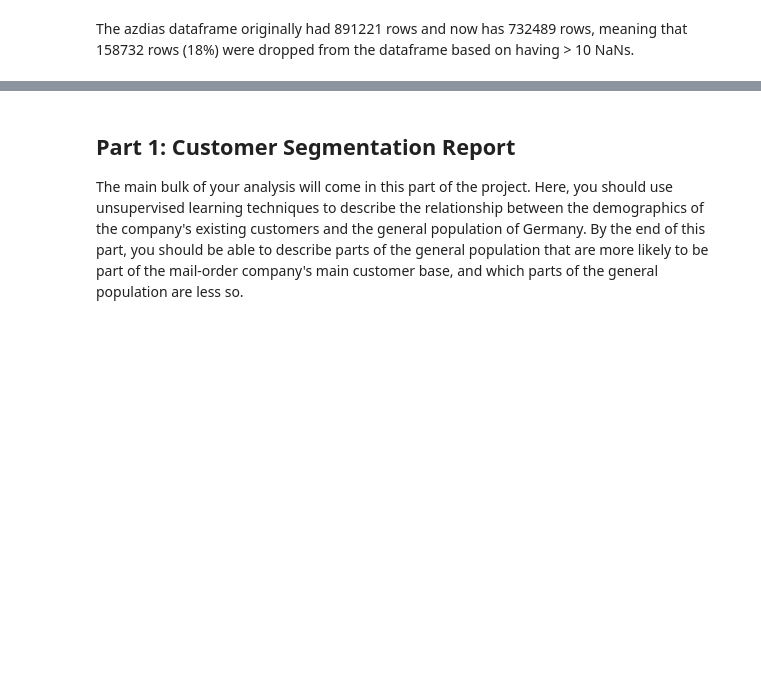
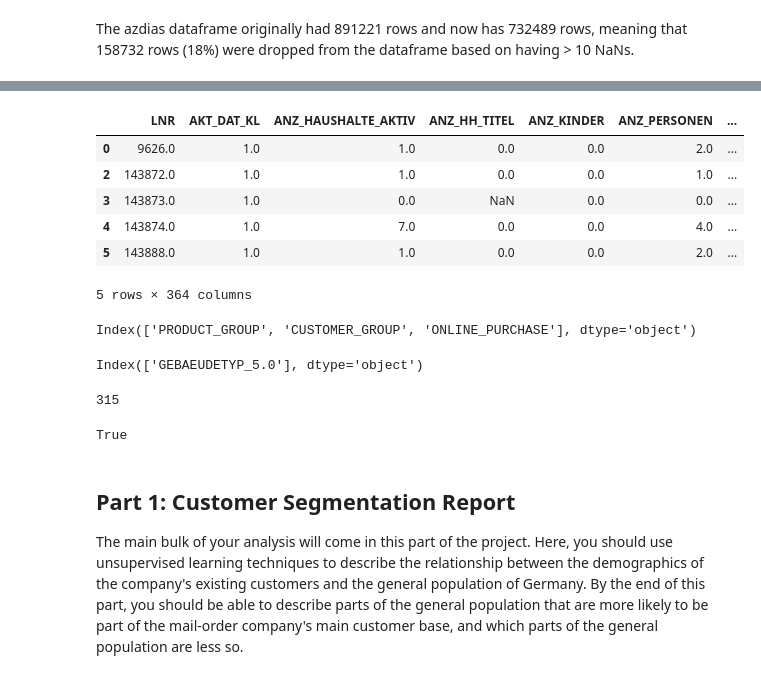
Before and after one commit to ursulahneumann/Arvato_capstone, a Jupyter notebook: Arvato_capstone.ipynb, the cells around one changed output, grey strips where cells are left out. Cells and saved outputs as stored; diff of their text form; code cells hidden in the pictures; blank space fills up the shorter version.

```diff
--- a/Arvato_capstone.ipynb
+++ b/Arvato_capstone.ipynb
@@ -374,0 +628,6 @@ categorical = ['AGER_TYP', 'ANREDE_KZ', 'BIP_FLAG', 'CAMEO_DEU_2015', 'CAMEO_DEU
+# %%
+# Reload unknowns object as saved after above analysis
+unknowns = pickle.load(open("unknowns.pickle", "rb"))
+# %%
+# Run the clean_data function on the azdias dataset
+customers = clean_data(customers, unknowns)
@@ -374,0 +639,29 @@ categorical = ['AGER_TYP', 'ANREDE_KZ', 'BIP_FLAG', 'CAMEO_DEU_2015', 'CAMEO_DEU
+# %%
+# View the first few lines of the customers dataframe after cleaning
+customers.head()
+# %% [output]
+|  | LNR | AKT_DAT_KL | ANZ_HAUSHALTE_AKTIV | ANZ_HH_TITEL | ANZ_KINDER | ANZ_PERSONEN | ... |
+| 0 | 9626.0 | 1.0 | 1.0 | 0.0 | 0.0 | 2.0 | ... |
+| 2 | 143872.0 | 1.0 | 1.0 | 0.0 | 0.0 | 1.0 | ... |
+| 3 | 143873.0 | 1.0 | 0.0 | NaN | 0.0 | 0.0 | ... |
+| 4 | 143874.0 | 1.0 | 7.0 | 0.0 | 0.0 | 4.0 | ... |
+| 5 | 143888.0 | 1.0 | 1.0 | 0.0 | 0.0 | 2.0 | ... |
+5 rows × 364 columns
+# %%
+# Determine the columns that are in the cleaned customers dataframe
+# but not the cleaned azdias dataframe (these 3 are expected)
+customers.columns[~customers.columns.isin(azdias.columns)]
+# %% [output]
+Index(['PRODUCT_GROUP', 'CUSTOMER_GROUP', 'ONLINE_PURCHASE'], dtype='object')
+# %%
+# Determine the columns that are in the cleaned azdias dataframe
+# but not the cleaned customers dataframe
+azdias.columns[~azdias.columns.isin(customers.columns)]
+# %% [output]
+Index(['GEBAEUDETYP_5.0'], dtype='object')
+# %%
+# Find index of the GEBAEUDETYP_5.0 column in the azdias dataframe
+column_index = azdias.columns.get_loc("GEBAEUDETYP_5.0")
+column_index
+# %% [output]
+315
@@ -375,3 +672,9 @@ categorical = ['AGER_TYP', 'ANREDE_KZ', 'BIP_FLAG', 'CAMEO_DEU_2015', 'CAMEO_DEU
+# %%
+# Determine that the number of columns match for the dataframes (taking
+# into accont the extra 3 columns)
+customers.shape[1] == azdias.shape[1] + 3
+# %% [output]
+True
 # %% [markdown]
 <a id='part1'></a>
 ## Part 1: Customer Segmentation Report
```
Also changed, not shown: parts of 23 cells of this notebook.
